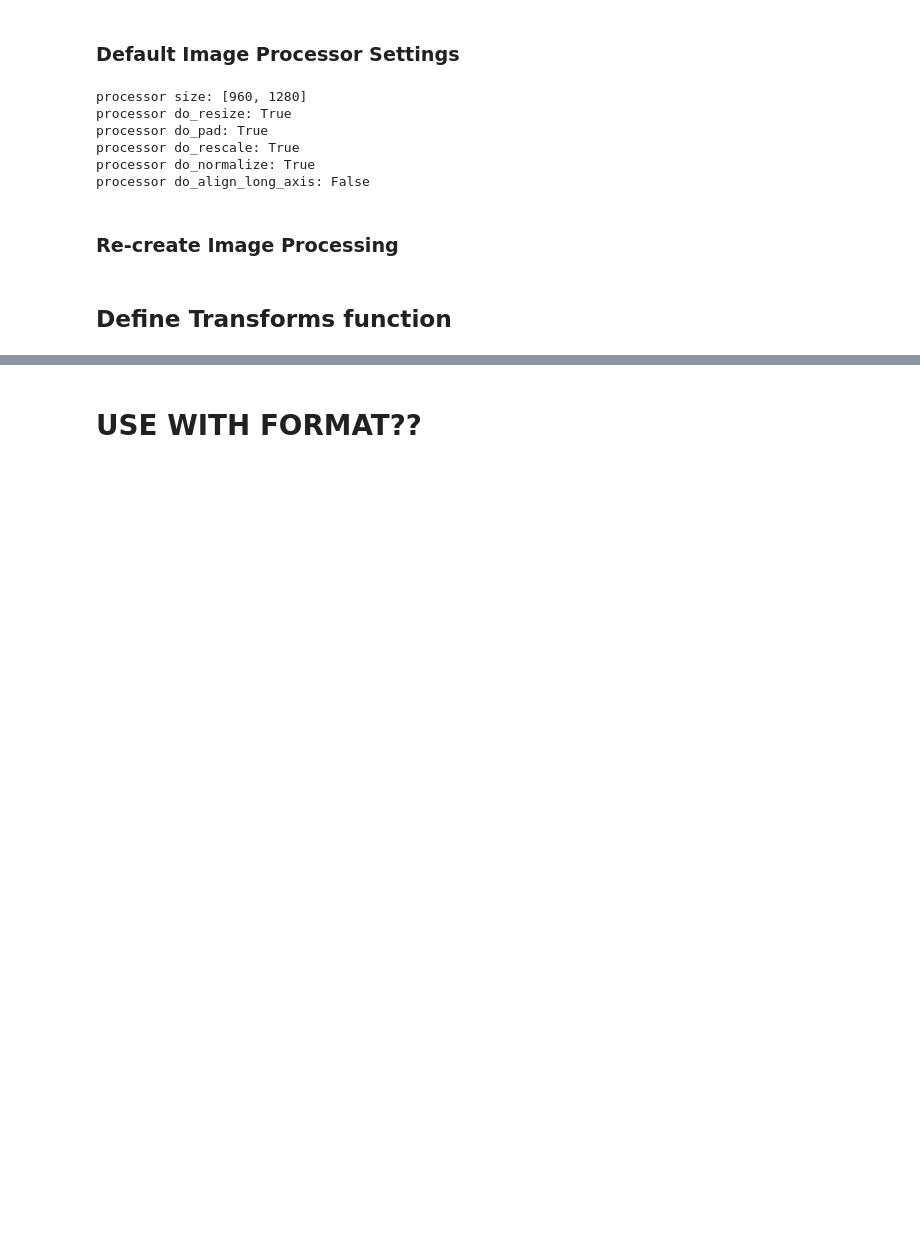
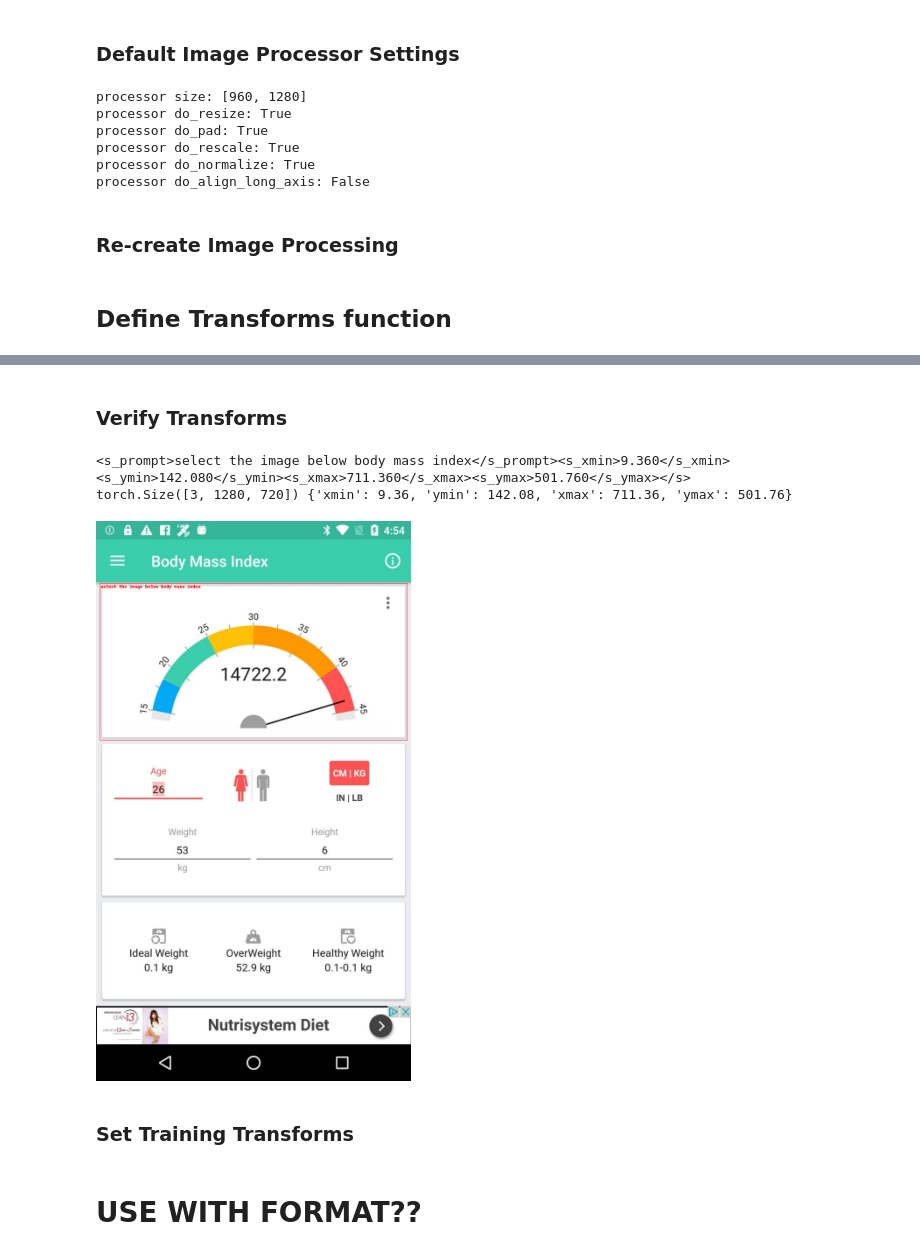
Before and after one commit to morganmcg1/control-ui, a Jupyter notebook: ft_donut_clean.ipynb, the cells around one changed output, grey strips where cells are left out. Drawn from its saved outputs; the diff is of its cells as text; code cells hidden in the pictures; blank space fills up the shorter version.

```diff
--- a/ft_donut_clean.ipynb
+++ b/ft_donut_clean.ipynb
@@ -477,6 +517,26 @@ def bbox_preprocess(bbox):
     if isinstance(bbox, str):
         return ast.literal_eval(bbox)
     else: return bbox
+# %%
+def process_bbox_and_prompt(prompt:str, bb:dict, eos_token:str):
+
+    output = ""
+    # add special prompt tokens
+    output += special_tokens["prompt_start_token"] + prompt + special_tokens["prompt_end_token"]
+
+    xmin = bb["xmin"]
+    xmax = bb["xmax"]
+    ymin = bb["ymin"]
+    ymax = bb["ymax"]
+
+    # add special bounding box tokens
+    output += special_tokens["xmin_start_token"] + f"{xmin:.3f}" + special_tokens["xmin_end_token"]
+    output += special_tokens["ymin_start_token"] + f"{ymin:.3f}" + special_tokens["ymin_end_token"]
+    output += special_tokens["xmax_start_token"] + f"{xmax:.3f}" + special_tokens["xmax_end_token"]
+    output += special_tokens["ymax_start_token"] + f"{ymax:.3f}" + special_tokens["ymax_end_token"]
+    output += eos_token
+
+    return output
 # %%
 import albumentations as A
 from albumentations import RandomBrightnessContrast
@@ -867,0 +671,41 @@ train_ds_t = train_ds[900:1100]
+# %% [markdown]
+### Verify Transforms
+# %%
+from torchvision.transforms.functional import to_pil_image
+from torchvision.utils import draw_bounding_boxes
+
+# Return BBOX Pixel Values for plotting
+image_transforms = get_image_transforms(do_normalization=False)
+
+tfms = partial(transforms,
+               use_bbox_pixel_values=True,
+               eos_token=processor.tokenizer.eos_token,
+               image_transforms=image_transforms)
+
+dataset['train'].set_transform(tfms)
+rnd_idx = np.random.randint(1, len(dataset["train"]))
+sample = dataset['train'][rnd_idx]
+
+print(sample['ground_truth'])
+print(sample["image"].shape, sample["bbox"])
+
+bb = sample["bbox"]
+bboxxyxy = torch.tensor([bb["xmin"], bb["ymin"], bb["xmax"], bb["ymax"]]).unsqueeze(0)
+
+to_pil_image(
+    draw_bounding_boxes(
+        # samp['pixel_values'].squeeze().to(torch.uint8),
+        # pil_to_tensor(train_ds[0]["image"]).squeeze().to(torch.uint8),
+        sample["image"].squeeze().to(torch.uint8),
+        # transformed_image,
+        bboxxyxy,
+        colors="red",
+        labels=[sample['prompt']],
+    )
+)
+# %% [output]
+<s_prompt>select the image below body mass index</s_prompt><s_xmin>9.360</s_xmin><s_ymin>142.080</s_ymin><s_xmax>711.360</s_xmax><s_ymax>501.760</s_ymax></s>
+torch.Size([3, 1280, 720]) {'xmin': 9.36, 'ymin': 142.08, 'xmax': 711.36, 'ymax': 501.76}
+[figure, added]
+# %% [markdown]
+### Set Training Transforms
```
Also changed, not shown: parts of 58 cells of this notebook.
